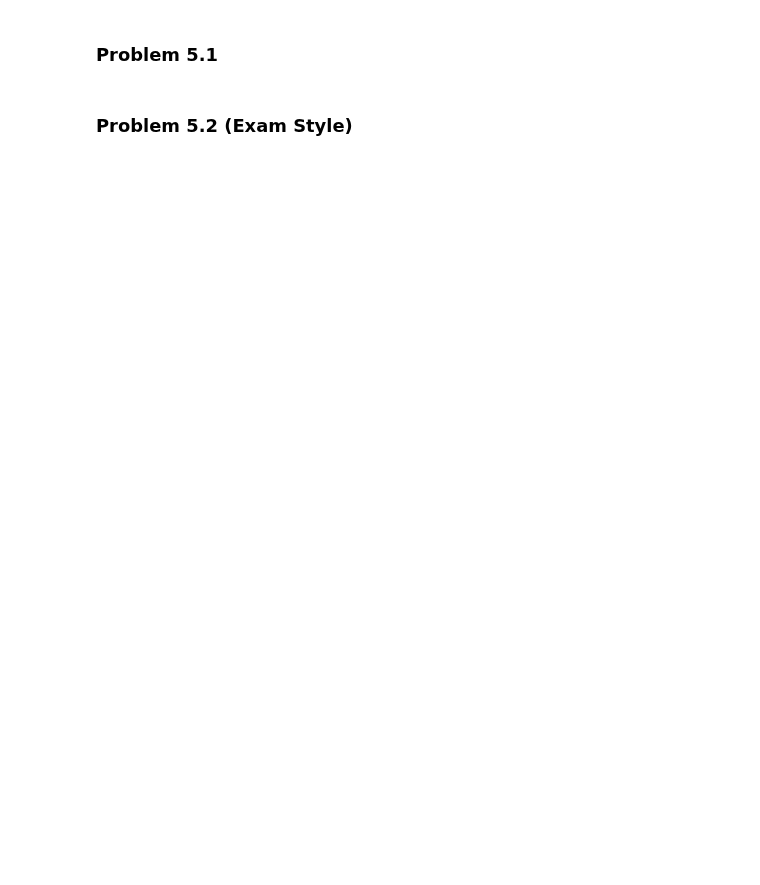
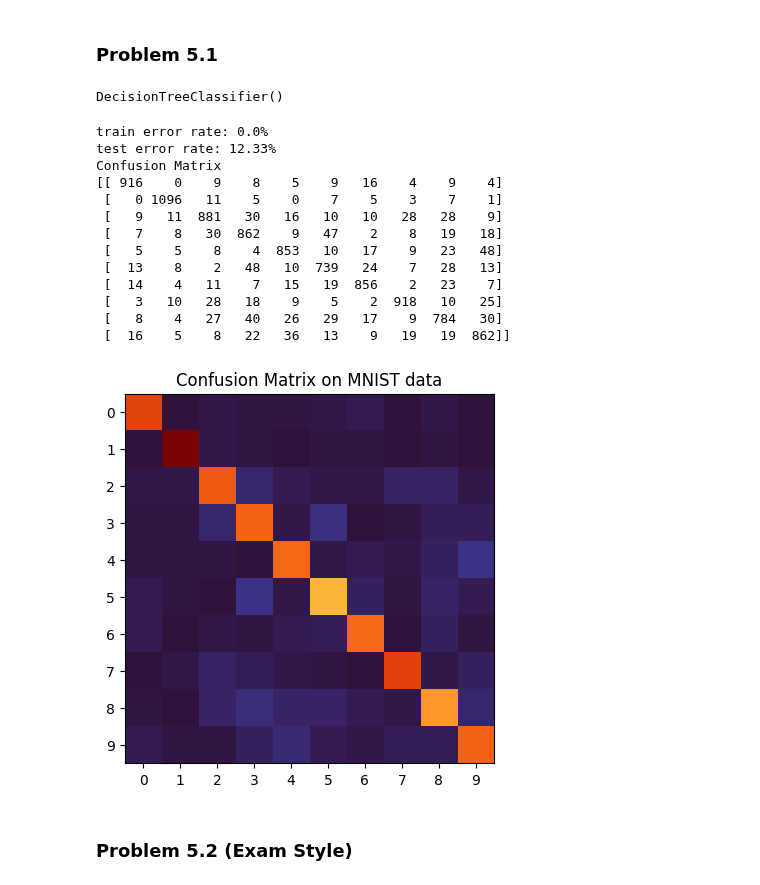
Before and after one commit to glianx/cs371, a Jupyter notebook: hw7/gordon.ipynb, the cells around one changed output. Saved outputs shown, nothing was run; the diff lists cells and outputs as text; code cells hidden in the pictures; blank space fills up the shorter version.

```diff
--- a/hw7/gordon.ipynb
+++ b/hw7/gordon.ipynb
@@ -340,4 +347,41 @@ with open(mnist_file_name, 'rb') as file:
 # %% [markdown]
 ### Problem 5.1
+# %%
+def display_stats(h):
+    print(f'train error rate: {np.round((1-h.score(tx,ty))*100,3)}%')
+    print(f'test error rate: {np.round((1-h.score(sx,sy))*100,3)}%')
+
+    confusion_matrix = sklearn.metrics.confusion_matrix(sy,h.predict(sx))
+    print('Confusion Matrix')
+    print(confusion_matrix)
+
+    fig, ax = plt.subplots()
+    ax.xaxis.set_major_locator(MultipleLocator(1))
+    ax.yaxis.set_major_locator(MultipleLocator(1))
+    ax.set_title('Confusion Matrix on MNIST data')
+    ax.imshow(confusion_matrix, cmap='turbo')
+    plt.show()
+# %%
+h = sklearn.tree.DecisionTreeClassifier()
+h.fit(tx,ty)
+# %% [output]
+DecisionTreeClassifier()
+# %%
+display_stats(h)
+# %% [output]
+train error rate: 0.0%
+test error rate: 12.33%
+Confusion Matrix
+[[ 916    0    9    8    5    9   16    4    9    4]
+ [   0 1096   11    5    0    7    5    3    7    1]
+ [   9   11  881   30   16   10   10   28   28    9]
+ [   7    8   30  862    9   47    2    8   19   18]
+ [   5    5    8    4  853   10   17    9   23   48]
+ [  13    8    2   48   10  739   24    7   28   13]
+ [  14    4   11    7   15   19  856    2   23    7]
+ [   3   10   28   18    9    5    2  918   10   25]
+ [   8    4   27   40   26   29   17    9  784   30]
+ [  16    5    8   22   36   13    9   19   19  862]]
+[figure, added]
 # %% [markdown]
 ### Problem 5.2 (Exam Style)
```
Also changed, not shown: parts of 11 cells of this notebook.
